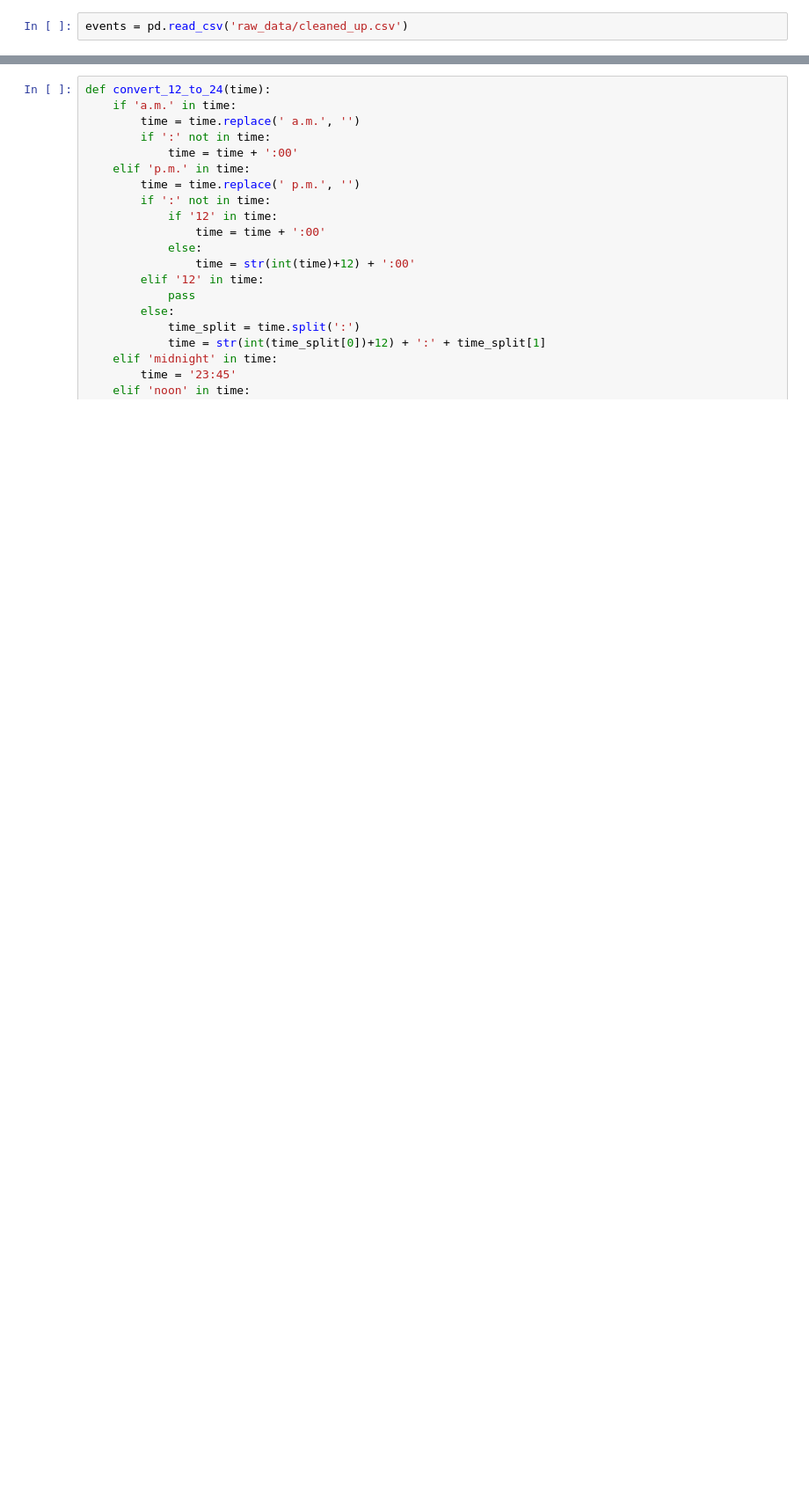
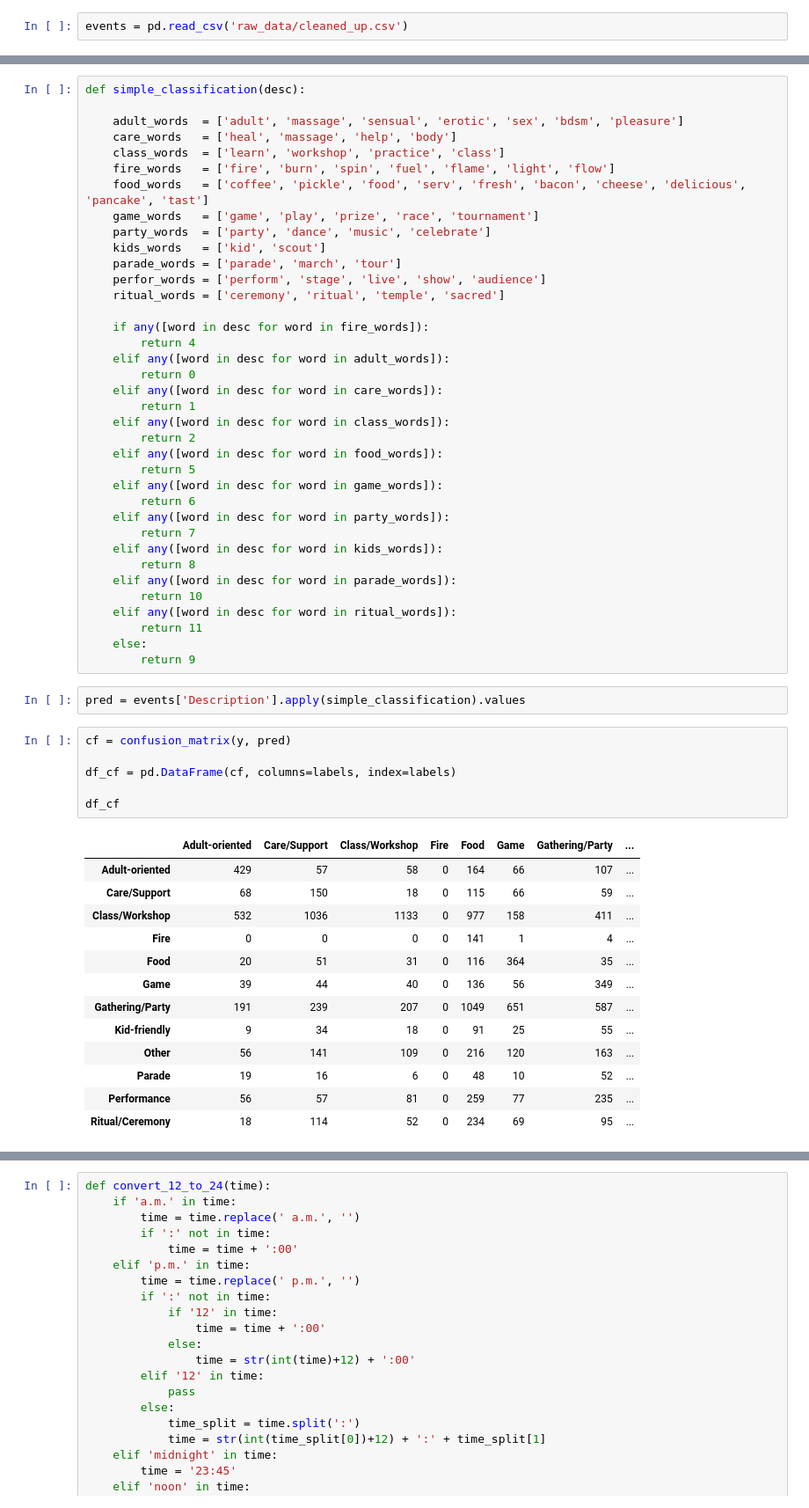
Before and after one commit to nikitabu/Playa_Events, a Jupyter notebook: Classifying Burning Man Events.ipynb, the cells around one changed output, grey strips where cells are left out. Shown at 88% size. Saved outputs shown, nothing was run; the diff lists cells and outputs as text; blank space fills up the shorter version.

Commit message:
added random guessing and simple rules

```diff
--- a/Classifying Burning Man Events.ipynb
+++ b/Classifying Burning Man Events.ipynb
@@ -40,0 +100,59 @@ events = pd.read_csv('raw_data/cleaned_up.csv')
+# %%
+def simple_classification(desc):
+
+    adult_words  = ['adult', 'massage', 'sensual', 'erotic', 'sex', 'bdsm', 'pleasure']
+    care_words   = ['heal', 'massage', 'help', 'body']
+    class_words  = ['learn', 'workshop', 'practice', 'class']
+    fire_words   = ['fire', 'burn', 'spin', 'fuel', 'flame', 'light', 'flow']
+    food_words   = ['coffee', 'pickle', 'food', 'serv', 'fresh', 'bacon', 'cheese', 'delicious', 'pancake', 'tast']
+    game_words   = ['game', 'play', 'prize', 'race', 'tournament']
+    party_words  = ['party', 'dance', 'music', 'celebrate']
+    kids_words   = ['kid', 'scout']
+    parade_words = ['parade', 'march', 'tour']
+    perfor_words = ['perform', 'stage', 'live', 'show', 'audience']
+    ritual_words = ['ceremony', 'ritual', 'temple', 'sacred']
+
+    if any([word in desc for word in fire_words]):
+        return 4
+    elif any([word in desc for word in adult_words]):
+        return 0
+    elif any([word in desc for word in care_words]):
+        return 1
+    elif any([word in desc for word in class_words]):
+        return 2
+    elif any([word in desc for word in food_words]):
+        return 5
+    elif any([word in desc for word in game_words]):
+        return 6
+    elif any([word in desc for word in party_words]):
+        return 7
+    elif any([word in desc for word in kids_words]):
+        return 8
+    elif any([word in desc for word in parade_words]):
+        return 10
+    elif any([word in desc for word in ritual_words]):
+        return 11
+    else:
+        return 9
+# %%
+pred = events['Description'].apply(simple_classification).values
+# %%
+cf = confusion_matrix(y, pred)
+
+df_cf = pd.DataFrame(cf, columns=labels, index=labels)
+
+df_cf
+# %% [output]
+|  | Adult-oriented | Care/Support | Class/Workshop | Fire | Food | Game | Gathering/Party | ... |
+| Adult-oriented | 429 | 57 | 58 | 0 | 164 | 66 | 107 | ... |
+| Care/Support | 68 | 150 | 18 | 0 | 115 | 66 | 59 | ... |
+| Class/Workshop | 532 | 1036 | 1133 | 0 | 977 | 158 | 411 | ... |
+| Fire | 0 | 0 | 0 | 0 | 141 | 1 | 4 | ... |
+| Food | 20 | 51 | 31 | 0 | 116 | 364 | 35 | ... |
+| Game | 39 | 44 | 40 | 0 | 136 | 56 | 349 | ... |
+| Gathering/Party | 191 | 239 | 207 | 0 | 1049 | 651 | 587 | ... |
+| Kid-friendly | 9 | 34 | 18 | 0 | 91 | 25 | 55 | ... |
+| Other | 56 | 141 | 109 | 0 | 216 | 120 | 163 | ... |
+| Parade | 19 | 16 | 6 | 0 | 48 | 10 | 52 | ... |
+| Performance | 56 | 57 | 81 | 0 | 259 | 77 | 235 | ... |
+| Ritual/Ceremony | 18 | 114 | 52 | 0 | 234 | 69 | 95 | ... |
```
Also changed, not shown: parts of 19 cells of this notebook.
